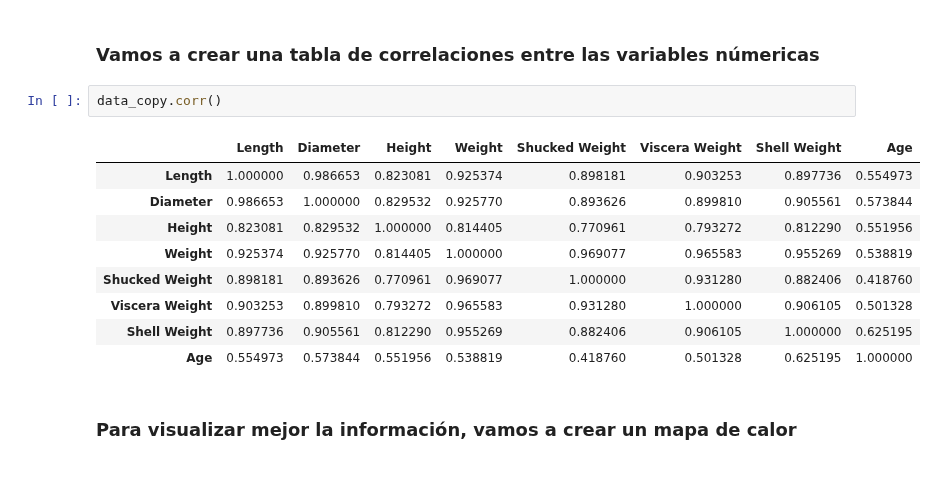
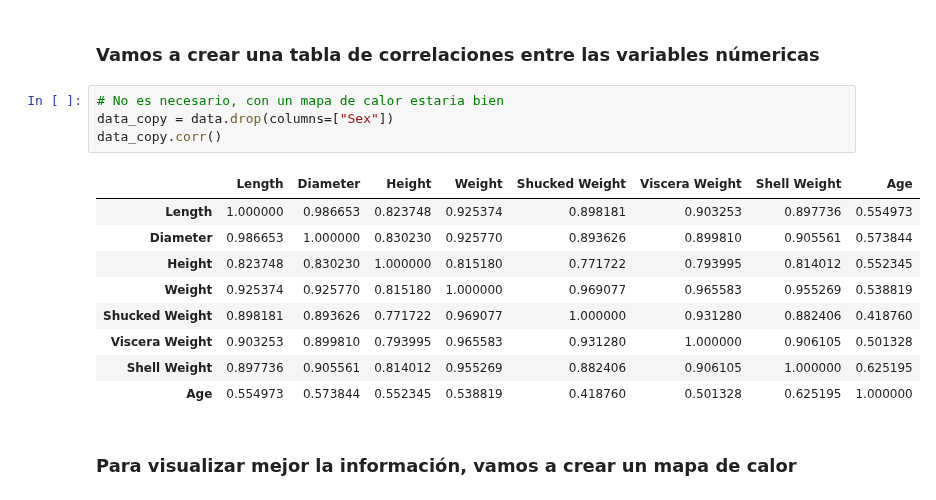
Before and after one commit to MathUPTC/CrabAge, a Jupyter notebook: Notebooks/eda_data.ipynb, the cells around one changed output. Cells and saved outputs as stored; diff of their text form.

```diff
--- a/Notebooks/eda_data.ipynb
+++ b/Notebooks/eda_data.ipynb
@@ -386,18 +384,20 @@ data["Sex"].hist()
 # Correlaciones
 # %% [markdown]
 ### Vamos a crear una tabla de correlaciones entre las variables númericas
-# %%
-data_copy.corr()
-# %% [output]
-|  | Length | Diameter | Height | Weight | Shucked Weight | Viscera Weight | Shell Weight | Age |
-| Length | 1.000000 | 0.986653 | 0.823081 | 0.925374 | 0.898181 | 0.903253 | 0.897736 | 0.554973 |
-| Diameter | 0.986653 | 1.000000 | 0.829532 | 0.925770 | 0.893626 | 0.899810 | 0.905561 | 0.573844 |
-| Height | 0.823081 | 0.829532 | 1.000000 | 0.814405 | 0.770961 | 0.793272 | 0.812290 | 0.551956 |
-| Weight | 0.925374 | 0.925770 | 0.814405 | 1.000000 | 0.969077 | 0.965583 | 0.955269 | 0.538819 |
-| Shucked Weight | 0.898181 | 0.893626 | 0.770961 | 0.969077 | 1.000000 | 0.931280 | 0.882406 | 0.418760 |
-| Viscera Weight | 0.903253 | 0.899810 | 0.793272 | 0.965583 | 0.931280 | 1.000000 | 0.906105 | 0.501328 |
-| Shell Weight | 0.897736 | 0.905561 | 0.812290 | 0.955269 | 0.882406 | 0.906105 | 1.000000 | 0.625195 |
-| Age | 0.554973 | 0.573844 | 0.551956 | 0.538819 | 0.418760 | 0.501328 | 0.625195 | 1.000000 |
+# %%
+# No es necesario, con un mapa de calor estaria bien
+data_copy = data.drop(columns=["Sex"])
+data_copy.corr()
+# %% [output]
+|  | Length | Diameter | Height | Weight | Shucked Weight | Viscera Weight | Shell Weight | Age |
+| Length | 1.000000 | 0.986653 | 0.823748 | 0.925374 | 0.898181 | 0.903253 | 0.897736 | 0.554973 |
+| Diameter | 0.986653 | 1.000000 | 0.830230 | 0.925770 | 0.893626 | 0.899810 | 0.905561 | 0.573844 |
+| Height | 0.823748 | 0.830230 | 1.000000 | 0.815180 | 0.771722 | 0.793995 | 0.814012 | 0.552345 |
+| Weight | 0.925374 | 0.925770 | 0.815180 | 1.000000 | 0.969077 | 0.965583 | 0.955269 | 0.538819 |
+| Shucked Weight | 0.898181 | 0.893626 | 0.771722 | 0.969077 | 1.000000 | 0.931280 | 0.882406 | 0.418760 |
+| Viscera Weight | 0.903253 | 0.899810 | 0.793995 | 0.965583 | 0.931280 | 1.000000 | 0.906105 | 0.501328 |
+| Shell Weight | 0.897736 | 0.905561 | 0.814012 | 0.955269 | 0.882406 | 0.906105 | 1.000000 | 0.625195 |
+| Age | 0.554973 | 0.573844 | 0.552345 | 0.538819 | 0.418760 | 0.501328 | 0.625195 | 1.000000 |
 # %% [markdown]
 ### Para visualizar mejor la información, vamos a crear un mapa de calor
 # %%
```
Also changed, not shown: parts of 32 cells of this notebook.
